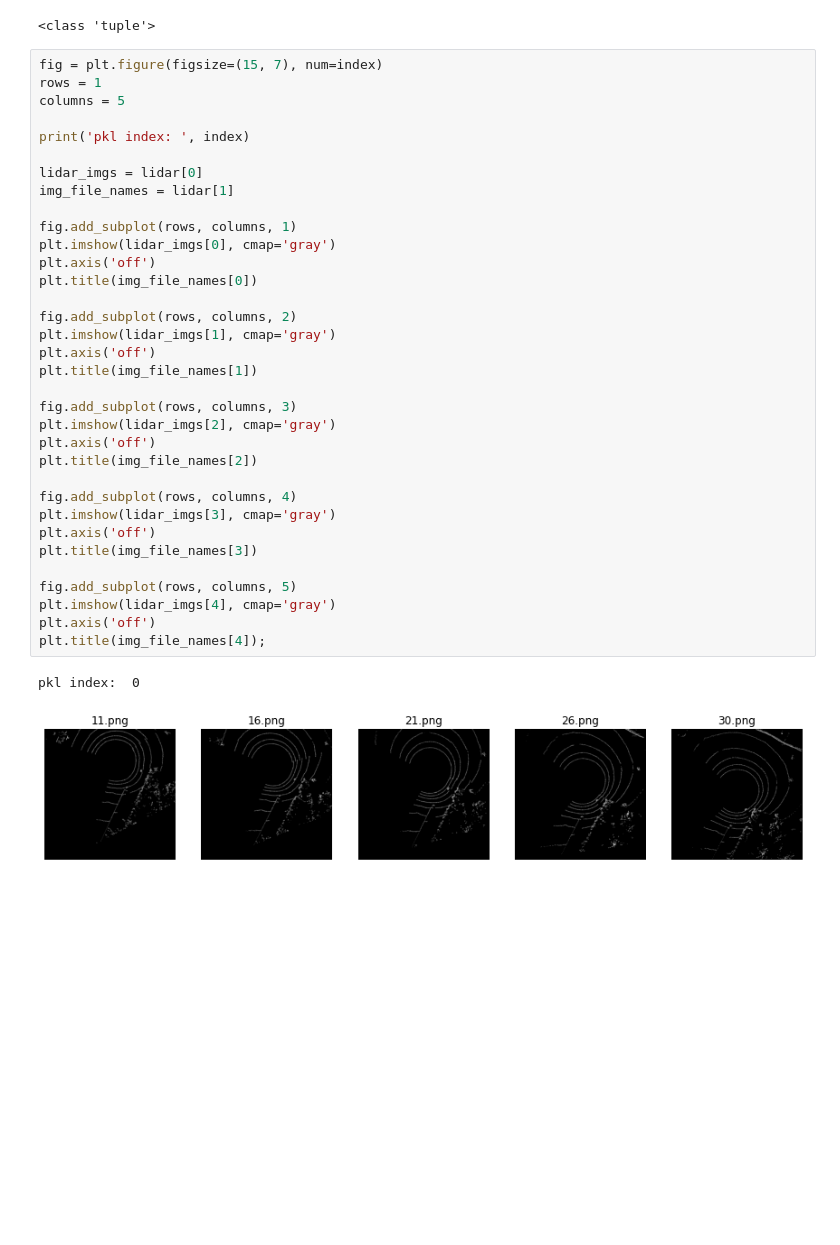
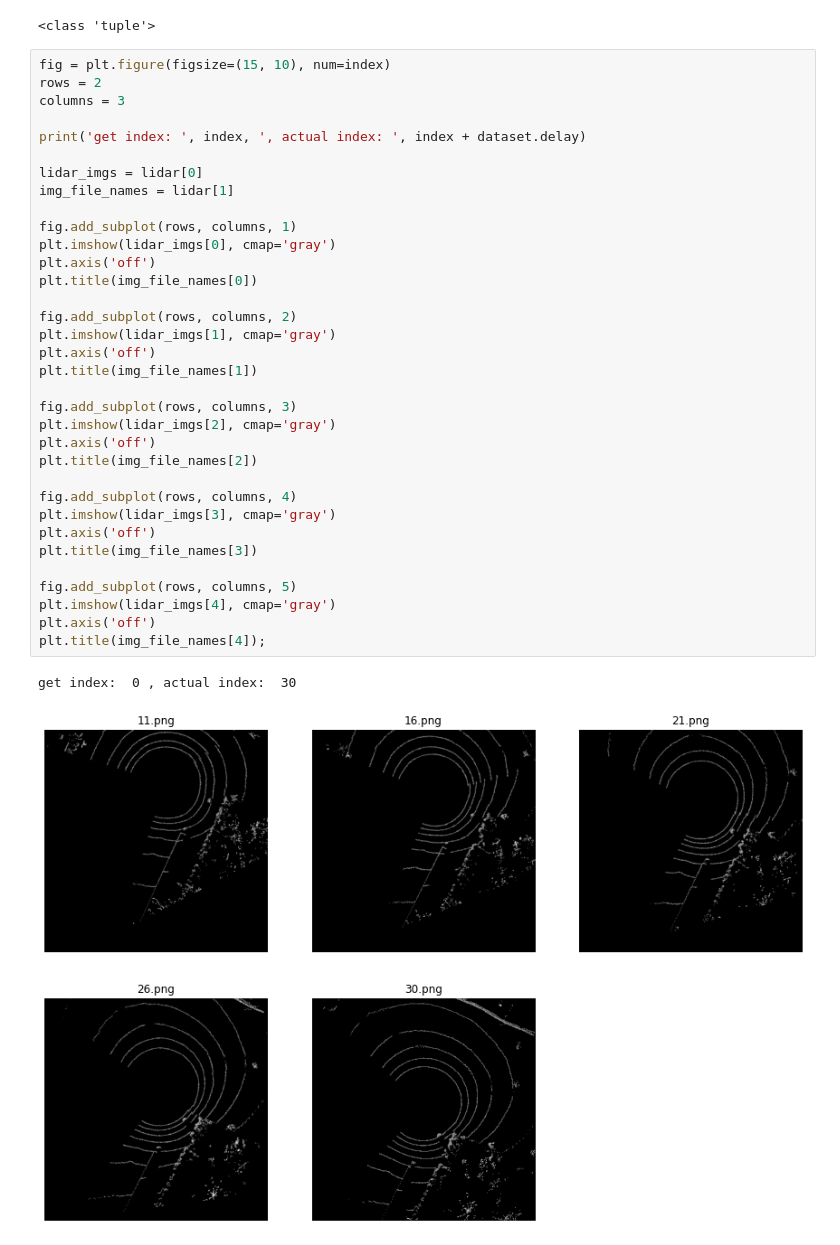
Before and after one commit to abhinavchadaga/clip_social_nav, a Jupyter notebook: dataset_visualization.ipynb, the cells around one changed output. Drawn from its saved outputs; the diff is of its cells as text; blank space fills up the shorter version.

```diff
--- a/dataset_visualization.ipynb
+++ b/dataset_visualization.ipynb
@@ -75,39 +75,39 @@ print(type(lidar))
 # %% [output]
 <class 'tuple'>
 # %%
-fig = plt.figure(figsize=(15, 7), num=index)
-rows = 1
-columns = 5
+fig = plt.figure(figsize=(15, 10), num=index)
+rows = 2
+columns = 3
 
-print('pkl index: ', index)
+print('get index: ', index, ', actual index: ', index + dataset.delay)
 
 lidar_imgs = lidar[0]
 img_file_names = lidar[1]
 
 fig.add_subplot(rows, columns, 1)
 plt.imshow(lidar_imgs[0], cmap='gray')
 plt.axis('off')
 plt.title(img_file_names[0])
 
 fig.add_subplot(rows, columns, 2)
 plt.imshow(lidar_imgs[1], cmap='gray')
 plt.axis('off')
 plt.title(img_file_names[1])
 
 fig.add_subplot(rows, columns, 3)
 plt.imshow(lidar_imgs[2], cmap='gray')
 plt.axis('off')
 plt.title(img_file_names[2])
 
 fig.add_subplot(rows, columns, 4)
 plt.imshow(lidar_imgs[3], cmap='gray')
 plt.axis('off')
 plt.title(img_file_names[3])
 
 fig.add_subplot(rows, columns, 5)
 plt.imshow(lidar_imgs[4], cmap='gray')
 plt.axis('off')
 plt.title(img_file_names[4]);
 # %% [output]
-pkl index:  0
+get index:  0 , actual index:  30
-[figure, old version]
+[figure, new version]
```
